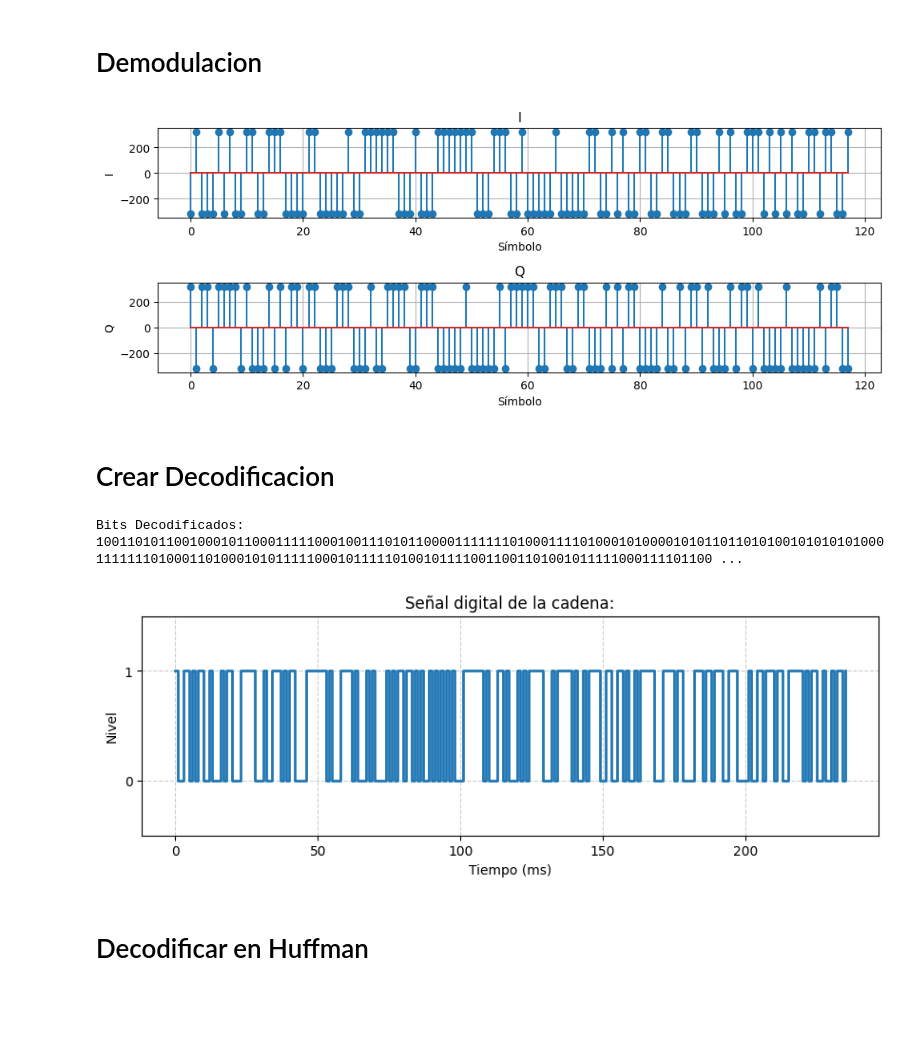
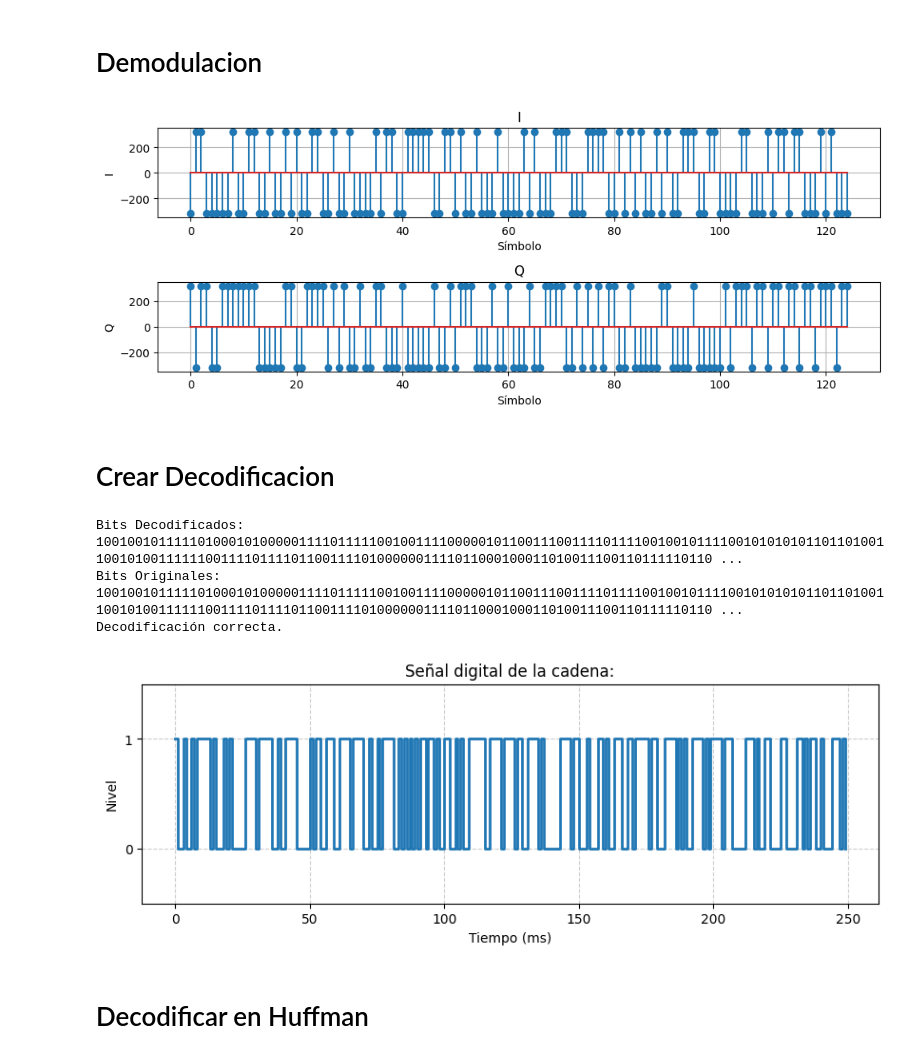
Before and after one commit to jbcgames/Laboratorio_1_Procesamiento, a Jupyter notebook: Proyecto_4QAM.ipynb, the cells around one changed output. Saved outputs shown, nothing was run; the diff lists cells and outputs as text; code cells hidden in the pictures; blank space fills up the shorter version.

```diff
--- a/Proyecto_4QAM.ipynb
+++ b/Proyecto_4QAM.ipynb
@@ -76,6 +76,8 @@ def huffman_encode(message: str):
     root = _build_huffman_tree(message)
     codes = _build_codes(root)
     bits = "".join(codes[ch] for ch in message)
+    #Agregar un bit en 0 al final para evitar problemas en la decodificación
+    bits += "0"
     return bits, codes
 
 def huffman_decode(bits: str, codes: dict) -> str:
@@ -99,9 +101,9 @@ def huffman_decode(bits: str, codes: dict) -> str:
         raise ValueError("Bits sobrantes: el flujo de bits no coincide con los códigos.")
     return "".join(out)
 
-msg = "En un lugar de la Mancha, de cuyo nombre no quiero acordarme"
+msg = "En algun lugar de la Mancha, de cuyo nombre no quiero acordarme"
 bits, codes = huffman_encode(msg)
 print("Bits:", bits)
 print("Códigos:", codes)
-print("Decodificado:", huffman_decode(bits, codes))
+print("Decodificado:", huffman_decode(bits[:len(bits)-1], codes))
 # %% [output]
@@ -391,28 +393,34 @@ plt.grid(True)
 plt.tight_layout()
 plt.show()
 # %% [output]
-[figure, old version]
+[figure, new version]
 # %% [markdown]
 # Crear Decodificacion
 # %%
 # Crear decodificación de bits sabiendo que:
 #        '00': (-1, -1), -> -I, -Q
 #        '01': (-1, 1), -> -I, +Q
 #        '10': (1, -1), -> +I, -Q
 #        '11': (1, 1) -> +I, +Q
 decodificacion = {
     (-1, -1): '00',
     (-1, 1): '01',
     (1, -1): '10',
     (1, 1): '11'
 }
 bits_decodificados = ''.join(decodificacion[s] for s in señales_est)
-print("Bits Decodificados:", bits_decodificados)
+print("Bits Decodificados:", bits_decodificados[:len(bits_decodificados)-1])
+print("Bits Originales:   ", bits[:len(bits)-1])
+# verificar si los bits decodificados coinciden con los originales
+if bits_decodificados[:len(bits)] == bits:
+    print("Decodificación correcta.")
 # Graficar bits decodificados
 t_decod, señal_decod = graficar_bits(bits_decodificados)
 # %% [output]
-Bits Decodificados: 100110101100100010110001111100010011101011000011111110100011110100010100001010110110101001010101010001111111010001101000101011111000101111101001011110011001101001011111000111101100 ...
+Bits Decodificados: 100100101111101000101000001111011111001001111000001011001110011110111100100101111001010101011011010011001010011111100111101111011001111010000001111011000100011010011100110111110110 ...
+Bits Originales:    100100101111101000101000001111011111001001111000001011001110011110111100100101111001010101011011010011001010011111100111101111011001111010000001111011000100011010011100110111110110 ...
+Decodificación correcta.
-[figure, old version]
+[figure, new version]
 # %% [markdown]
 # Decodificar en Huffman
 # %%
```
Also changed, not shown: parts of 6 cells of this notebook.
